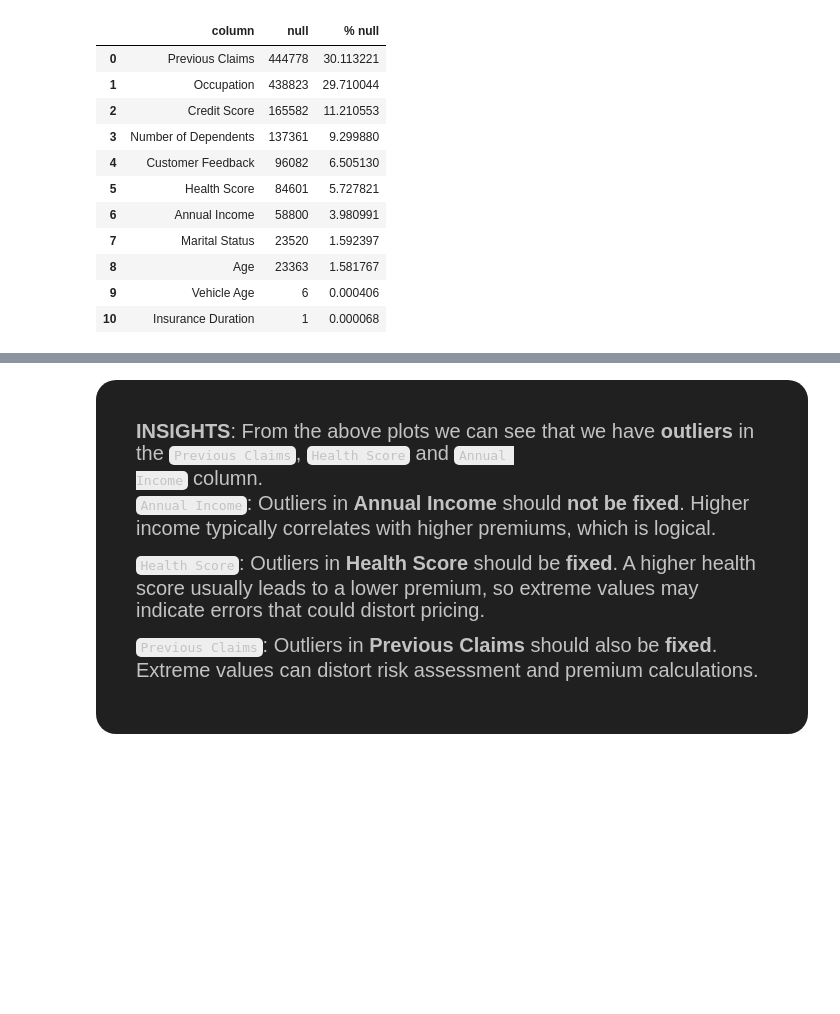
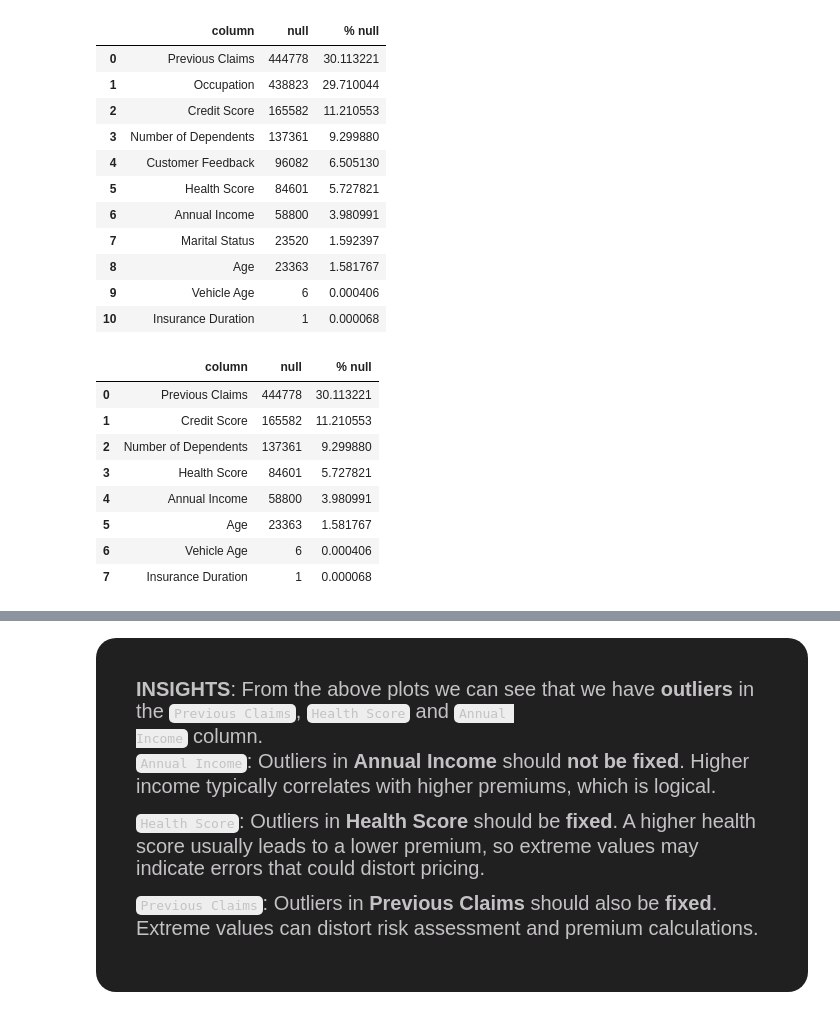
Before and after one commit to I-Scream-4-Icecream/Kaggle, a Jupyter notebook: Playground Series S4E12/main.ipynb, the cells around one changed output, grey strips where cells are left out. Drawn from its saved outputs; the diff is of its cells as text; code cells hidden in the pictures; blank space fills up the shorter version.

```diff
--- a/Playground Series S4E12/main.ipynb
+++ b/Playground Series S4E12/main.ipynb
@@ -67,6 +67,14 @@ import pandas as pd
 import matplotlib.pyplot as plt
 import seaborn as sns
 import numpy as np
+from sklearn.tree import DecisionTreeClassifier
+from sklearn.model_selection import train_test_split
+from sklearn.metrics import accuracy_score
+from catboost import CatBoostClassifier
+from sklearn.linear_model import LinearRegression
+from sklearn.metrics import mean_squared_error
+
+pd.set_option('display.max_columns', None)
 # %% [markdown]
 <h1 align="center">🖨️ Import Data 🖨️</h1>
 # %%
@@ -298,3 +291,0 @@ premium_amount_null_rows.head()
-# %%
-train_df = train_df[~train_df['Premium Amount'].isna()]
-test_df = pd.concat([test_df, premium_amount_null_rows], ignore_index=True)
@@ -300,0 +296,2 @@ test_df = pd.concat([test_df, premium_amount_null_rows], ignore_index=True)
+# %%
+train_df = train_df.dropna(subset=['Premium Amount'])
@@ -406,4 +401,16 @@ train_null_df
 | 10 | Insurance Duration | 1 | 0.000068 |
 # %%
 missing_numerical_columns = train_null_df[train_null_df['column'].isin(numerical_features)]
-missing_numerical_columns = missing_numerical_columns['column']
+# %%
+missing_numerical_columns = missing_numerical_columns.reset_index().drop(columns=['index'])
+missing_numerical_columns
+# %% [output]
+|  | column | null | % null |
+| 0 | Previous Claims | 444778 | 30.113221 |
+| 1 | Credit Score | 165582 | 11.210553 |
+| 2 | Number of Dependents | 137361 | 9.299880 |
+| 3 | Health Score | 84601 | 5.727821 |
+| 4 | Annual Income | 58800 | 3.980991 |
+| 5 | Age | 23363 | 1.581767 |
+| 6 | Vehicle Age | 6 | 0.000406 |
+| 7 | Insurance Duration | 1 | 0.000068 |
```
Also changed, not shown: parts of 53 cells of this notebook.
